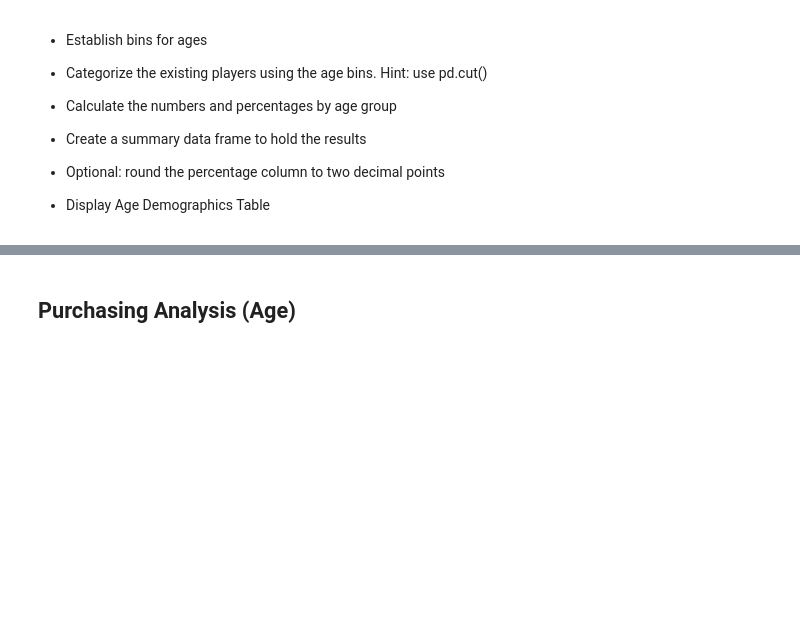
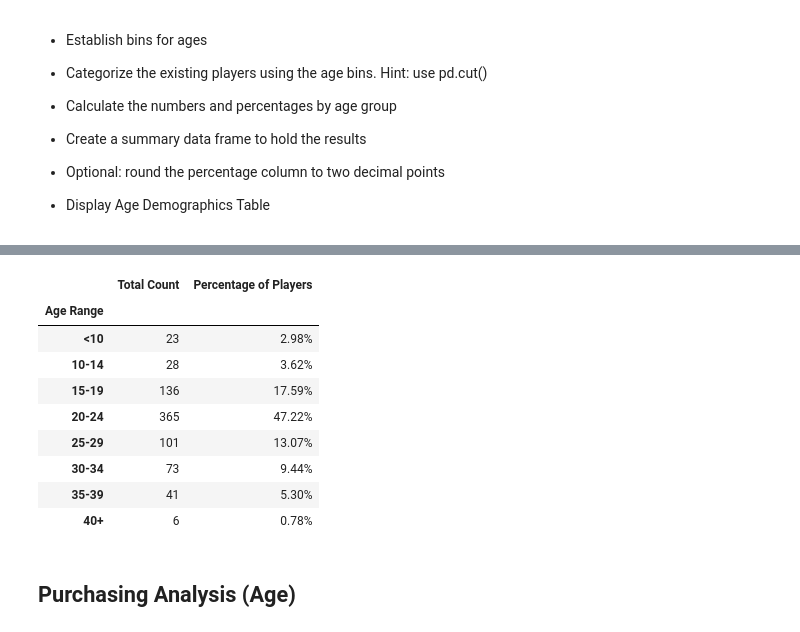
Before and after one commit to steskalja/pandas-challenge, a Jupyter notebook: HeroesOfPymoli.ipynb, the cells around one changed output, grey strips where cells are left out. Drawn from its saved outputs; the diff is of its cells as text; code cells hidden in the pictures; blank space fills up the shorter version.

```diff
--- a/HeroesOfPymoli.ipynb
+++ b/HeroesOfPymoli.ipynb
@@ -125,3 +148,26 @@ pa_df = pd.DataFrame[{'Number of Unique Item':,'Average Price':,'Number of Purch
+# %%
+bins = [0,9,14,19,24,29,34,39,40]
+b_labels = ['<10','10-14','15-19','20-24','25-29','30-34','35-39','40+']
+purchase_df['Age Range'] = pd.cut(purchase_df['Age'],bins,labels=b_labels)
+ar_df = purchase_df.groupby('Age Range')
+par_df = ar_df['Age'].size().reset_index(name='Total Count')
+rslt_df = par_df
+tc = par_df['Total Count'].sum()
+rslt_df['Percentage of Players'] = round(par_df['Total Count']/tc * 100,2)
+rslt_df['Percentage of Players'] = par_df['Percentage of Players'].map("{:.2f}%".format)
+rslt_df = rslt_df.set_index('Age Range')
+rslt_df
+# %% [output]
+|  | Total Count | Percentage of Players |
+| Age Range |  |  |
+| <10 | 23 | 2.98% |
+| 10-14 | 28 | 3.62% |
+| 15-19 | 136 | 17.59% |
+| 20-24 | 365 | 47.22% |
+| 25-29 | 101 | 13.07% |
+| 30-34 | 73 | 9.44% |
+| 35-39 | 41 | 5.30% |
+| 40+ | 6 | 0.78% |
 # %% [markdown]
 ## Purchasing Analysis (Age)
 # %% [markdown]
```
Also changed, not shown: parts of 9 cells of this notebook.
